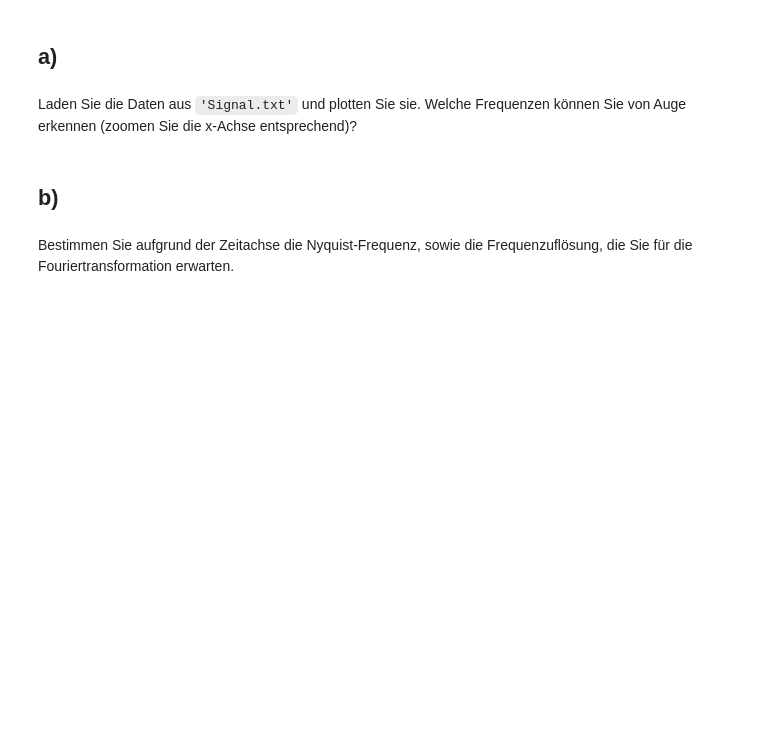
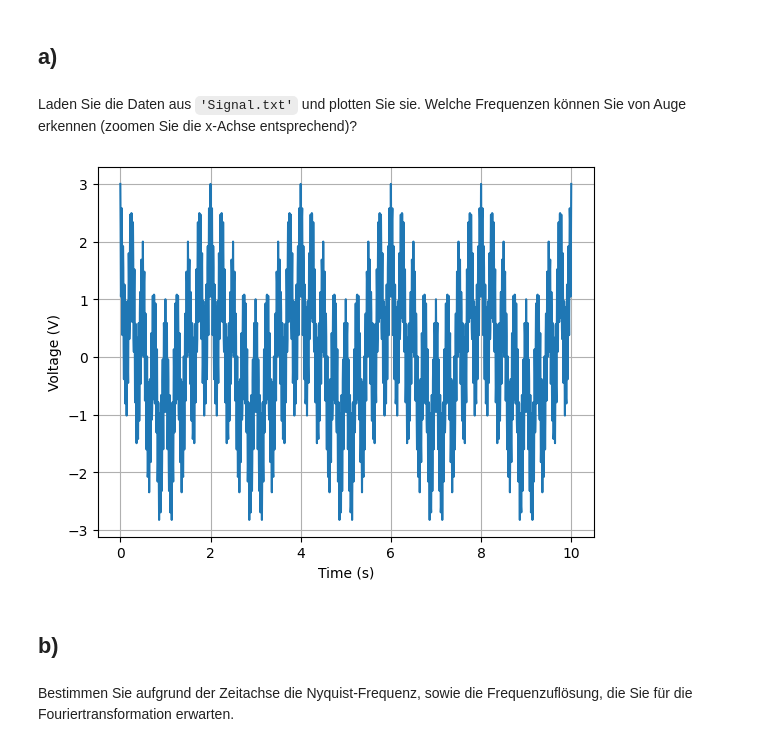
Before and after one commit to nundee/PatuAufgaben, a Jupyter notebook: Woche6/Aufgabenblatt _6.ipynb, the cells around one changed output. Saved outputs shown, nothing was run; the diff lists cells and outputs as text; code cells hidden in the pictures; blank space fills up the shorter version.

```diff
--- a/Woche6/Aufgabenblatt _6.ipynb
+++ b/Woche6/Aufgabenblatt _6.ipynb
@@ -81,6 +116,15 @@ die Sie auch in der Dokumentation von Numpy finden. Beachten Sie, dass der Normi
 ## a)
 # %% [markdown]
 Laden Sie die Daten aus `'Signal.txt'` und plotten Sie sie. Welche Frequenzen können Sie von Auge erkennen (zoomen Sie die x-Achse entsprechend)?
+# %%
+data=np.loadtxt('Signal.txt')
+tm,voltage=data[0,:],data[1,:]
+plt.plot(tm,voltage)
+plt.xlabel('Time (s)')
+plt.ylabel('Voltage (V)')
+plt.grid()
+# %% [output]
+[figure, added]
 # %% [markdown]
 ##  b)
 # %% [markdown]
```
Also changed, not shown: parts of 7 cells of this notebook.
